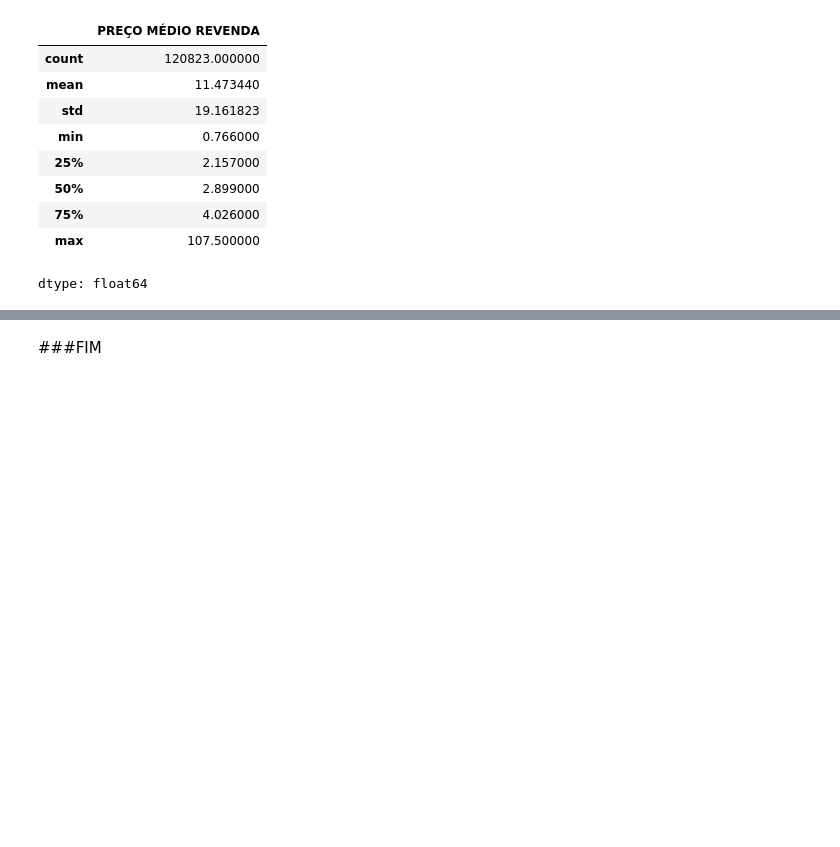
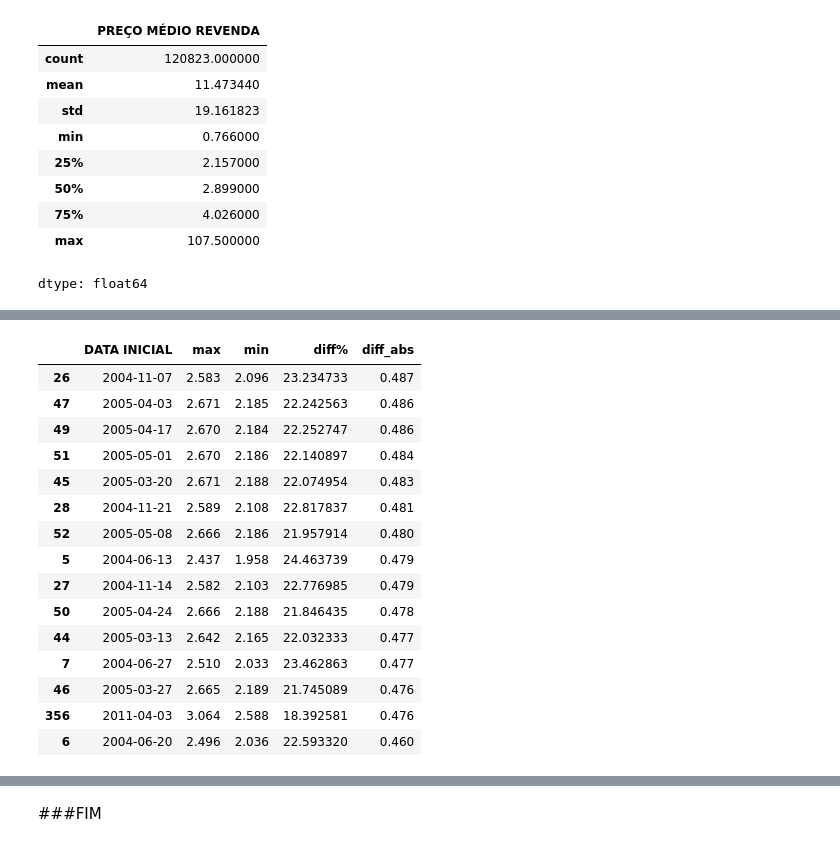
Before and after one commit to julianafrmendes/Business-Analytics, a Jupyter notebook: Analise_preco_gasolina.ipynb, the cells around one changed output, grey strips where cells are left out. Drawn from its saved outputs; the diff is of its cells as text; code cells hidden in the pictures; blank space fills up the shorter version.

```diff
--- a/Analise_preco_gasolina.ipynb
+++ b/Analise_preco_gasolina.ipynb
@@ -298 +351,22 @@ max_diff
+# %%
+#Separa os valores de diferença absoluta minímos
+min_diff = diff.sort_values(by='diff_abs', ascending = False).tail(15)
+min_diff
+# %% [output]
+|  | DATA INICIAL | max | min | diff% | diff_abs |
+| 26 | 2004-11-07 | 2.583 | 2.096 | 23.234733 | 0.487 |
+| 47 | 2005-04-03 | 2.671 | 2.185 | 22.242563 | 0.486 |
+| 49 | 2005-04-17 | 2.670 | 2.184 | 22.252747 | 0.486 |
+| 51 | 2005-05-01 | 2.670 | 2.186 | 22.140897 | 0.484 |
+| 45 | 2005-03-20 | 2.671 | 2.188 | 22.074954 | 0.483 |
+| 28 | 2004-11-21 | 2.589 | 2.108 | 22.817837 | 0.481 |
+| 52 | 2005-05-08 | 2.666 | 2.186 | 21.957914 | 0.480 |
+| 5 | 2004-06-13 | 2.437 | 1.958 | 24.463739 | 0.479 |
+| 27 | 2004-11-14 | 2.582 | 2.103 | 22.776985 | 0.479 |
+| 50 | 2005-04-24 | 2.666 | 2.188 | 21.846435 | 0.478 |
+| 44 | 2005-03-13 | 2.642 | 2.165 | 22.032333 | 0.477 |
+| 7 | 2004-06-27 | 2.510 | 2.033 | 23.462863 | 0.477 |
+| 46 | 2005-03-27 | 2.665 | 2.189 | 21.745089 | 0.476 |
+| 356 | 2011-04-03 | 3.064 | 2.588 | 18.392581 | 0.476 |
+| 6 | 2004-06-20 | 2.496 | 2.036 | 22.593320 | 0.460 |
 # %%
```
Also changed, not shown: parts of 26 cells of this notebook.
